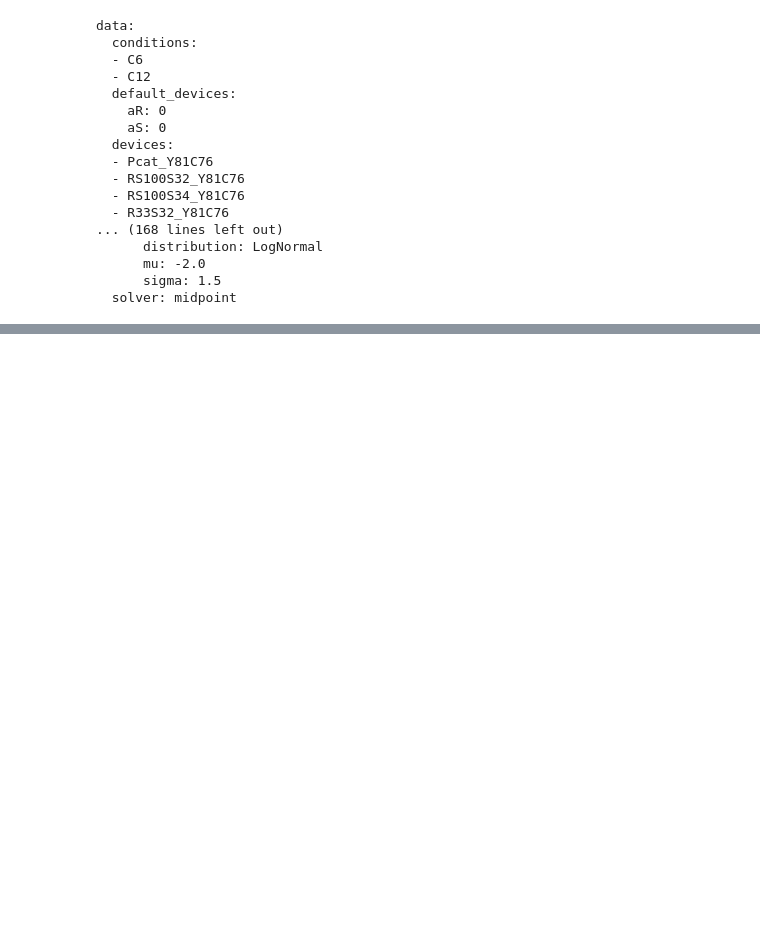
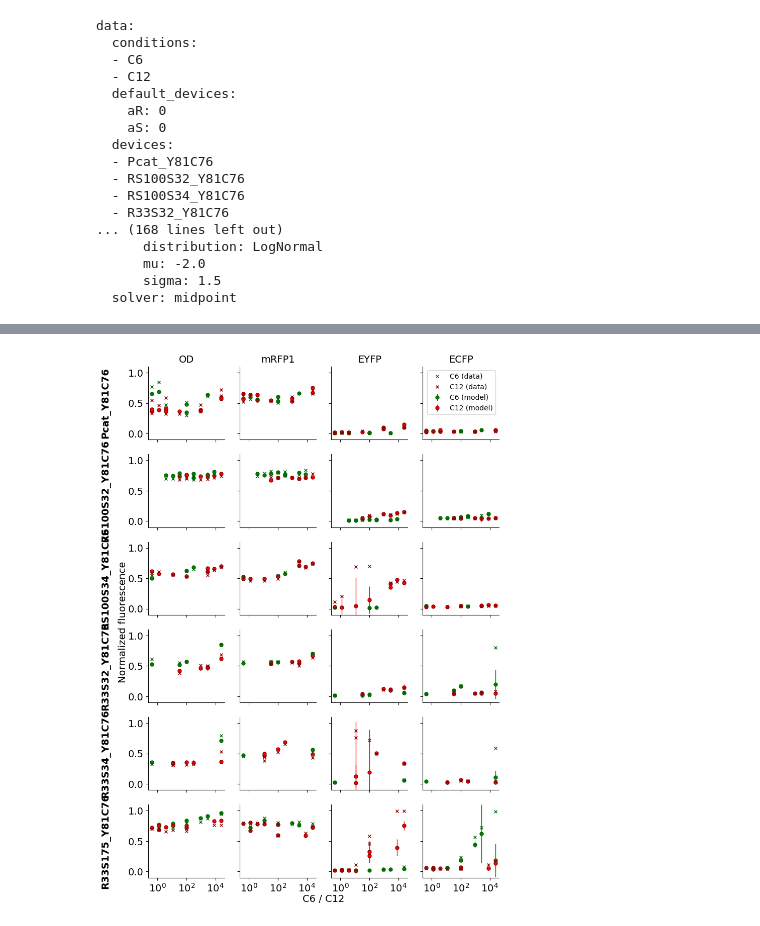
Before and after one commit to tiagodsilva/hds, a Jupyter notebook: notebooks/vihds.ipynb, the cells around one changed output, grey strips where cells are left out. Drawn from its saved outputs; the diff is of its cells as text; code cells hidden in the pictures; blank space fills up the shorter version.

```diff
--- a/notebooks/vihds.ipynb
+++ b/notebooks/vihds.ipynb
@@ -213,0 +234,4 @@ KeyboardInterrupt:
+# %%
+Image(filename=f"{root}/xval_treatments.png")
+# %% [output]
+[figure, added]
```
Also changed, not shown: parts of 12 cells of this notebook.
